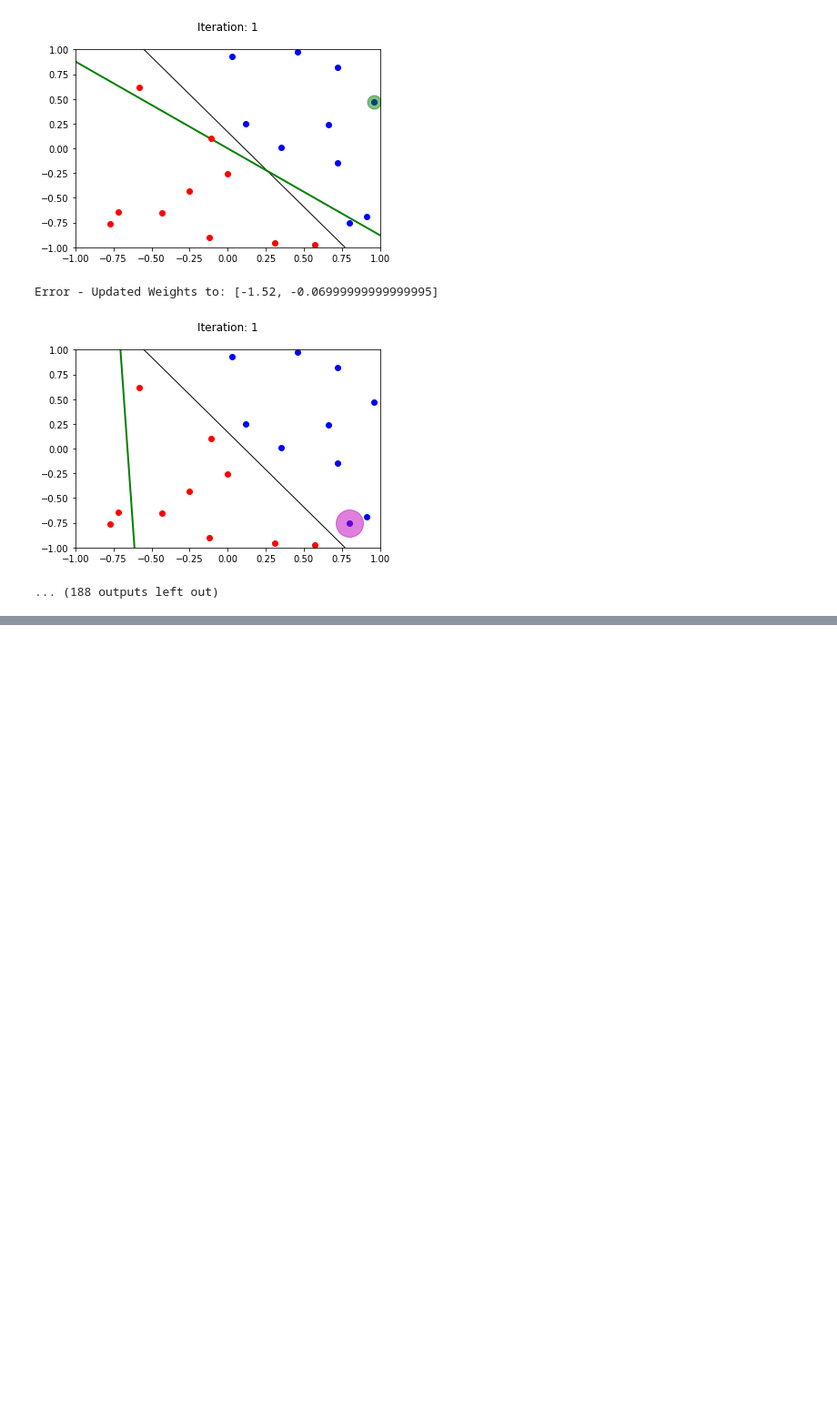
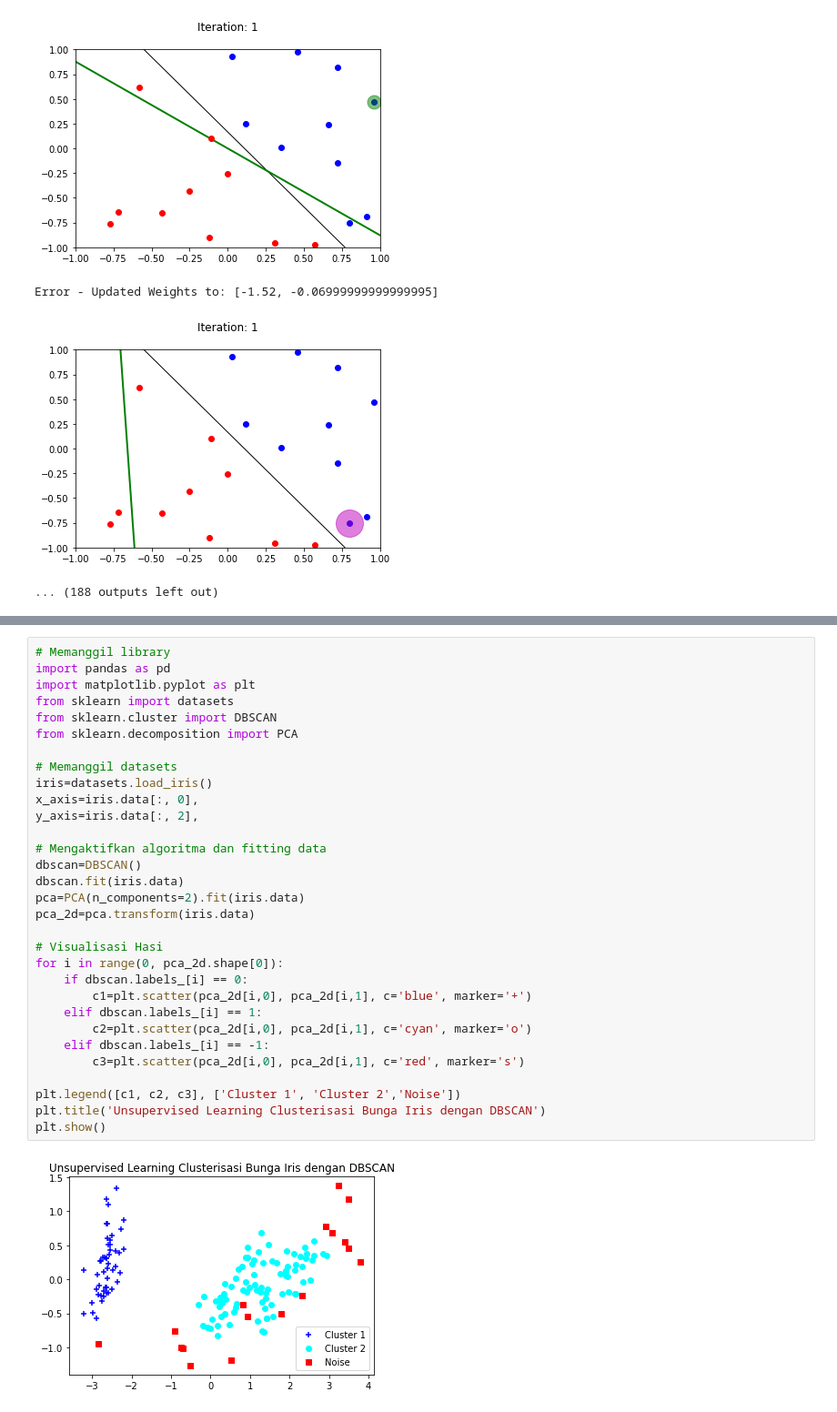
Before and after one commit to FaisAkbar/js.SLP, a Jupyter notebook: jsSLP.ipynb, the cells around one changed output, grey strips where cells are left out. Shown at 91% size. Saved outputs shown, nothing was run; the diff lists cells and outputs as text; blank space fills up the shorter version.

```diff
--- a/jsSLP.ipynb
+++ b/jsSLP.ipynb
@@ -206,0 +223,33 @@ Error - Updated Weights to: [-1.52, -0.06999999999999995]
+# %%
+# Memanggil library
+import pandas as pd
+import matplotlib.pyplot as plt
+from sklearn import datasets
+from sklearn.cluster import DBSCAN
+from sklearn.decomposition import PCA
+
+# Memanggil datasets
+iris=datasets.load_iris()
+x_axis=iris.data[:, 0],
+y_axis=iris.data[:, 2],
+
+# Mengaktifkan algoritma dan fitting data
+dbscan=DBSCAN()
+dbscan.fit(iris.data)
+pca=PCA(n_components=2).fit(iris.data)
+pca_2d=pca.transform(iris.data)
+
+# Visualisasi Hasi
+for i in range(0, pca_2d.shape[0]):
+    if dbscan.labels_[i] == 0:
+        c1=plt.scatter(pca_2d[i,0], pca_2d[i,1], c='blue', marker='+')
+    elif dbscan.labels_[i] == 1:
+        c2=plt.scatter(pca_2d[i,0], pca_2d[i,1], c='cyan', marker='o')
+    elif dbscan.labels_[i] == -1:
+        c3=plt.scatter(pca_2d[i,0], pca_2d[i,1], c='red', marker='s')
+
+plt.legend([c1, c2, c3], ['Cluster 1', 'Cluster 2','Noise'])
+plt.title('Unsupervised Learning Clusterisasi Bunga Iris dengan DBSCAN')
+plt.show()
+# %% [output]
+[figure, added]
```
Also changed, not shown: parts of 5 cells of this notebook.
